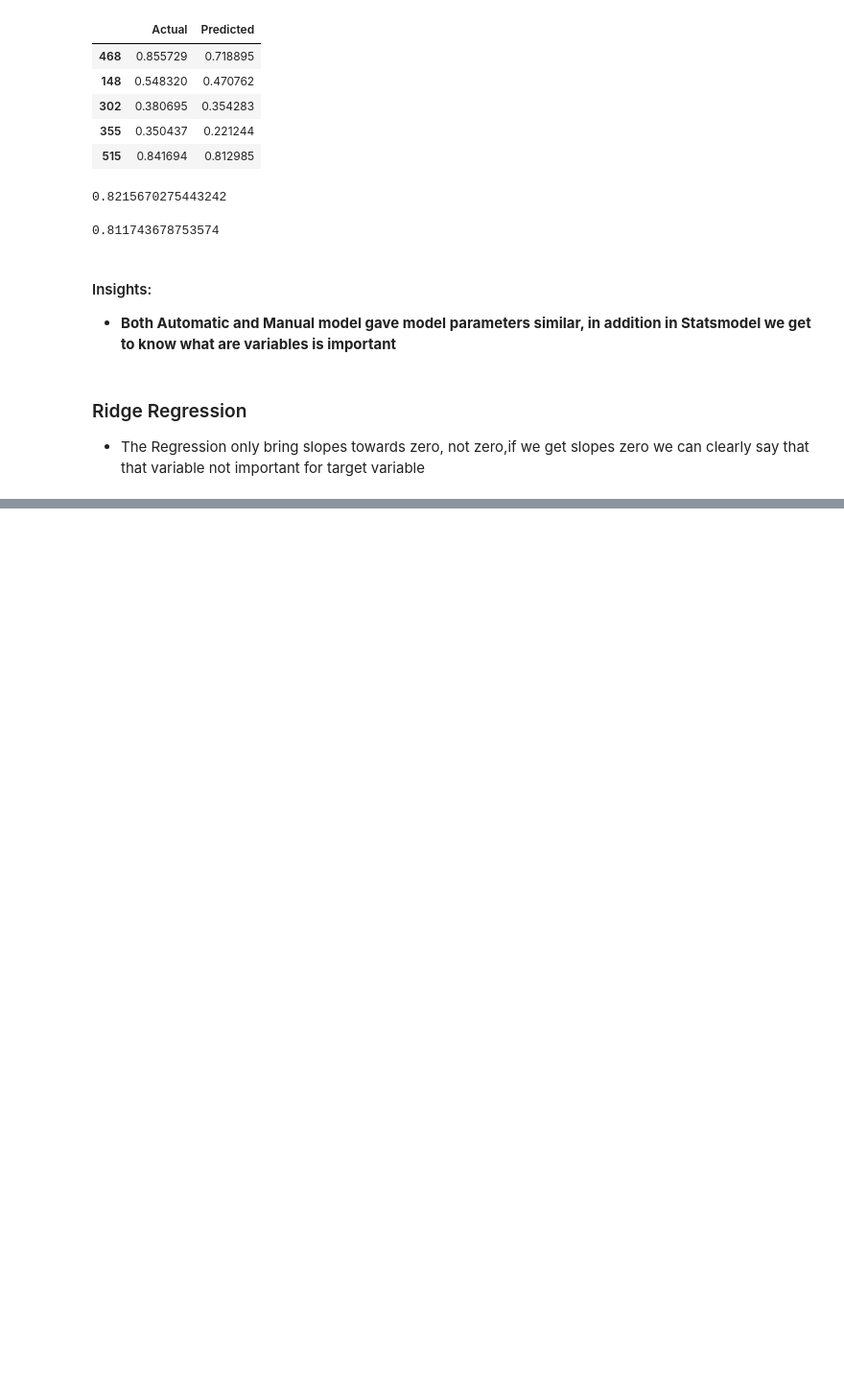
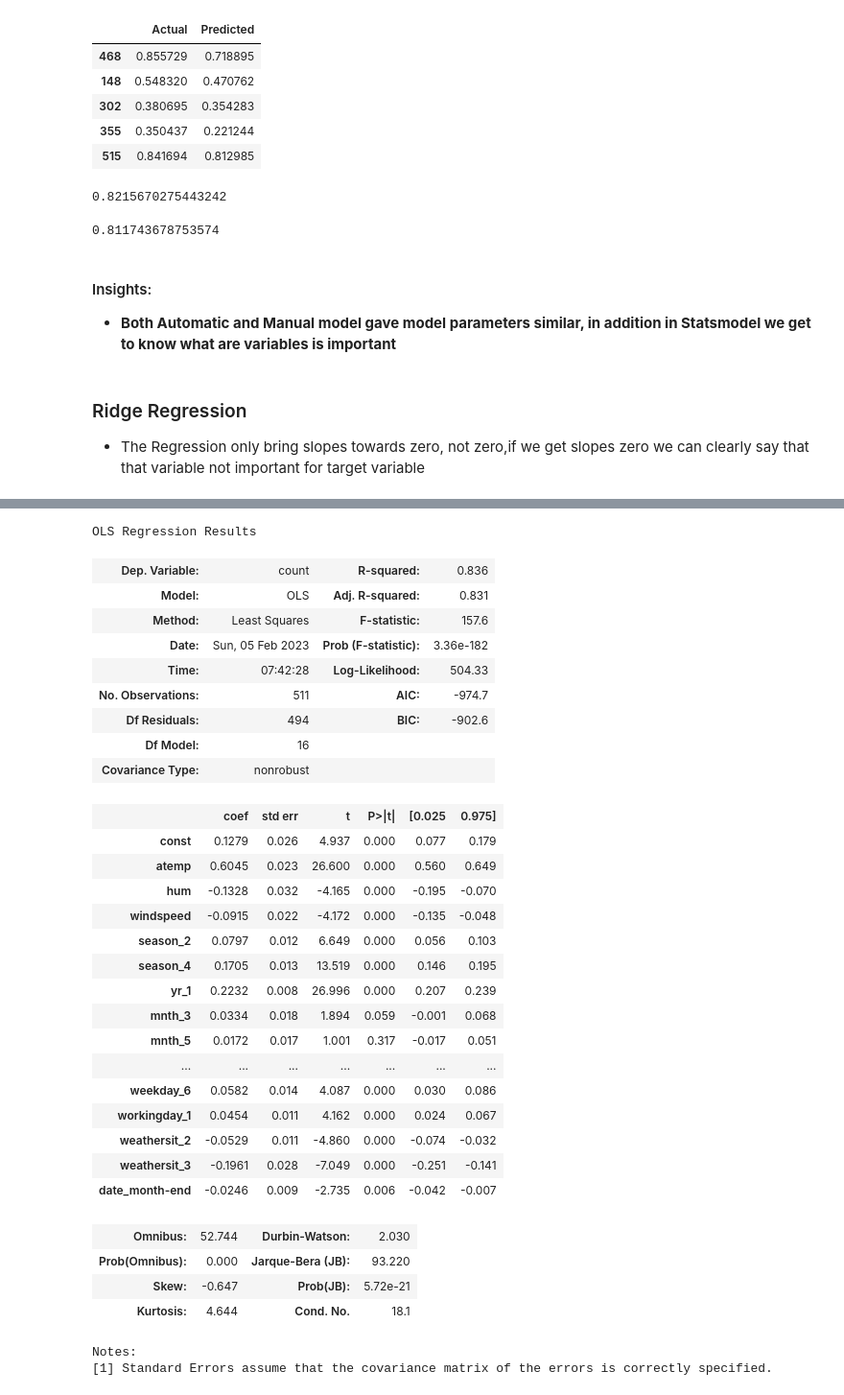
Before and after one commit to HussainPythonista/LinearRegressionModel, a Jupyter notebook: Boom_Bike_price.ipynb, the cells around one changed output, grey strips where cells are left out. Shown at 96% size. Drawn from its saved outputs; the diff is of its cells as text; code cells hidden in the pictures; blank space fills up the shorter version.

```diff
--- a/Boom_Bike_price.ipynb
+++ b/Boom_Bike_price.ipynb
@@ -2618,0 +2643,35 @@ model_coefficients['Lasso (alpha=0.0003)'] = lasso_final_model.coef_
+# %%
+linearModel.summary()
+# %% [output]
+OLS Regression Results
+| Dep. Variable: | count | R-squared: | 0.836 |
+| Model: | OLS | Adj. R-squared: | 0.831 |
+| Method: | Least Squares | F-statistic: | 157.6 |
+| Date: | Sun, 05 Feb 2023 | Prob (F-statistic): | 3.36e-182 |
+| Time: | 07:42:28 | Log-Likelihood: | 504.33 |
+| No. Observations: | 511 | AIC: | -974.7 |
+| Df Residuals: | 494 | BIC: | -902.6 |
+| Df Model: | 16 |  |  |
+| Covariance Type: | nonrobust |  |  |
+|  | coef | std err | t | P>|t| | [0.025 | 0.975] |
+| const | 0.1279 | 0.026 | 4.937 | 0.000 | 0.077 | 0.179 |
+| atemp | 0.6045 | 0.023 | 26.600 | 0.000 | 0.560 | 0.649 |
+| hum | -0.1328 | 0.032 | -4.165 | 0.000 | -0.195 | -0.070 |
+| windspeed | -0.0915 | 0.022 | -4.172 | 0.000 | -0.135 | -0.048 |
+| season_2 | 0.0797 | 0.012 | 6.649 | 0.000 | 0.056 | 0.103 |
+| season_4 | 0.1705 | 0.013 | 13.519 | 0.000 | 0.146 | 0.195 |
+| yr_1 | 0.2232 | 0.008 | 26.996 | 0.000 | 0.207 | 0.239 |
+| mnth_3 | 0.0334 | 0.018 | 1.894 | 0.059 | -0.001 | 0.068 |
+| mnth_5 | 0.0172 | 0.017 | 1.001 | 0.317 | -0.017 | 0.051 |
+| ... | ... | ... | ... | ... | ... | ... |
+| weekday_6 | 0.0582 | 0.014 | 4.087 | 0.000 | 0.030 | 0.086 |
+| workingday_1 | 0.0454 | 0.011 | 4.162 | 0.000 | 0.024 | 0.067 |
+| weathersit_2 | -0.0529 | 0.011 | -4.860 | 0.000 | -0.074 | -0.032 |
+| weathersit_3 | -0.1961 | 0.028 | -7.049 | 0.000 | -0.251 | -0.141 |
+| date_month-end | -0.0246 | 0.009 | -2.735 | 0.006 | -0.042 | -0.007 |
+| Omnibus: | 52.744 | Durbin-Watson: | 2.030 |
+| Prob(Omnibus): | 0.000 | Jarque-Bera (JB): | 93.220 |
+| Skew: | -0.647 | Prob(JB): | 5.72e-21 |
+| Kurtosis: | 4.644 | Cond. No. | 18.1 |
+Notes:
+[1] Standard Errors assume that the covariance matrix of the errors is correctly specified.
```
Also changed, not shown: parts of 32 cells of this notebook.
